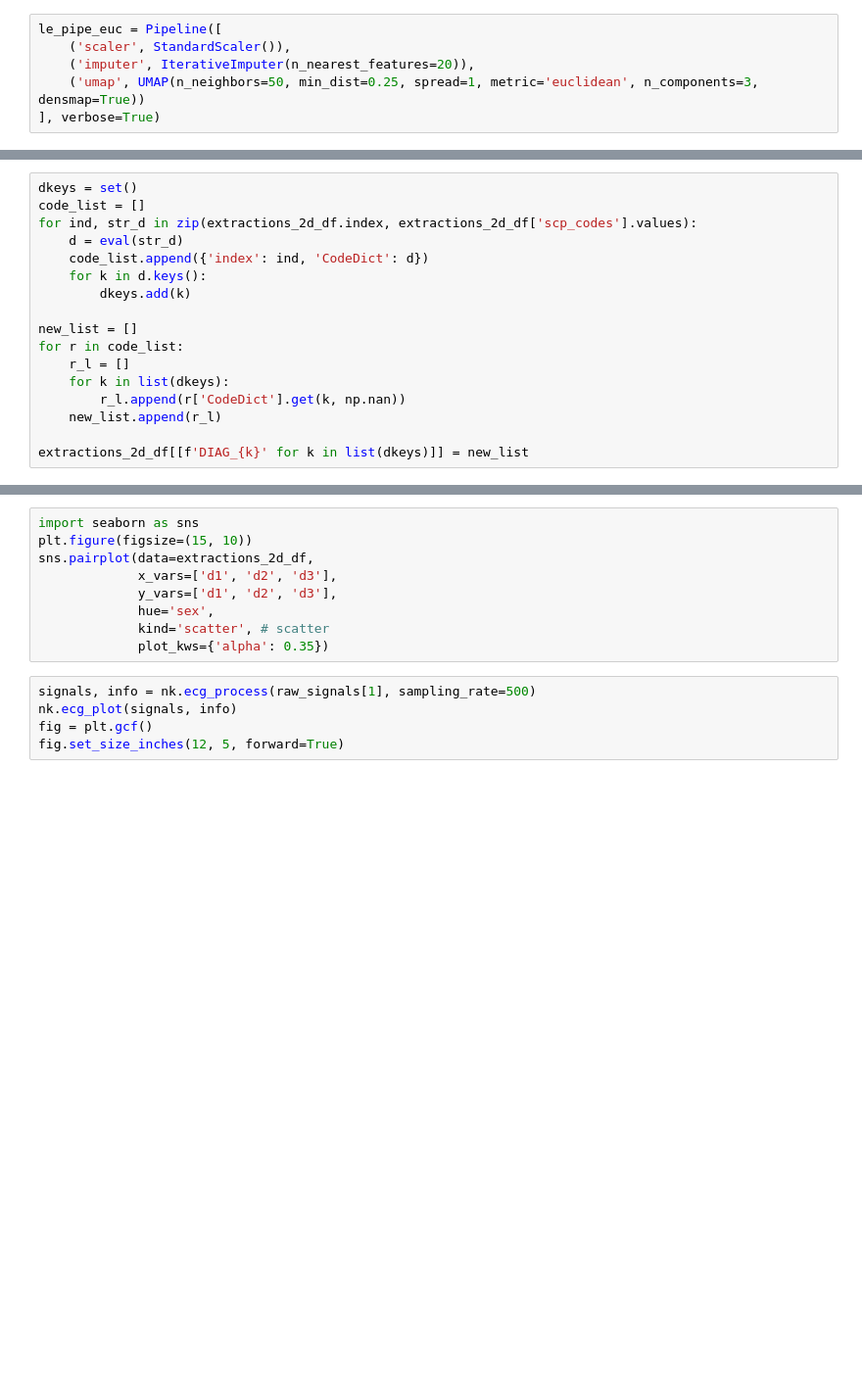
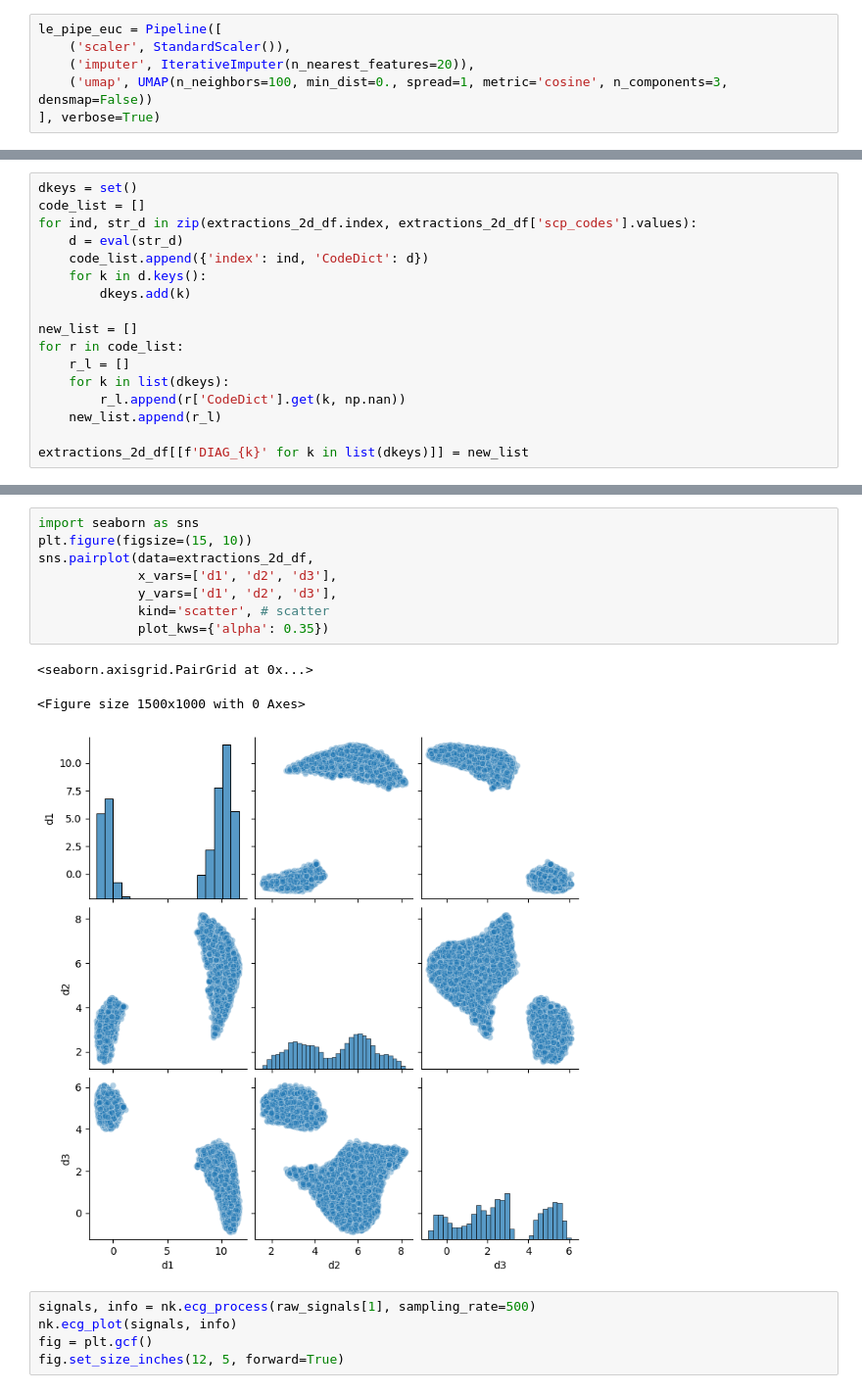
Before and after one commit to bramiozo/TimEx, a Jupyter notebook: sandbox/ECG_medxai.ipynb, the cells around one changed output, grey strips where cells are left out. Shown: that part at 98% size. Saved outputs shown, nothing was run; the diff lists cells and outputs as text; blank space fills up the shorter version.

```diff
--- a/sandbox/ECG_medxai.ipynb
+++ b/sandbox/ECG_medxai.ipynb
@@ -392,7 +400,7 @@ extractions_df.to_parquet(os.path.join(BASE_DIR,
 le_pipe_euc = Pipeline([
     ('scaler', StandardScaler()),
     ('imputer', IterativeImputer(n_nearest_features=20)),
-    ('umap', UMAP(n_neighbors=50, min_dist=0.25, spread=1, metric='euclidean', n_components=3, densmap=True))
+    ('umap', UMAP(n_neighbors=100, min_dist=0., spread=1, metric='cosine', n_components=3, densmap=False))
 ], verbose=True)
 # %%
 extractions_2d = le_pipe_euc.fit_transform(extractions_df[VAL_COLS].values)
@@ -451,12 +490,15 @@ extractions_2d_df
 # %%
 import seaborn as sns
 plt.figure(figsize=(15, 10))
 sns.pairplot(data=extractions_2d_df,
              x_vars=['d1', 'd2', 'd3'],
              y_vars=['d1', 'd2', 'd3'],
-             hue='sex',
              kind='scatter', # scatter
              plot_kws={'alpha': 0.35})
+# %% [output]
+<seaborn.axisgrid.PairGrid at 0x...>
+<Figure size 1500x1000 with 0 Axes>
+[figure, added]
 # %%
 signals, info = nk.ecg_process(raw_signals[1], sampling_rate=500)
 nk.ecg_plot(signals, info)
```
Also changed, not shown: parts of 6 cells of this notebook, 3 other files.
